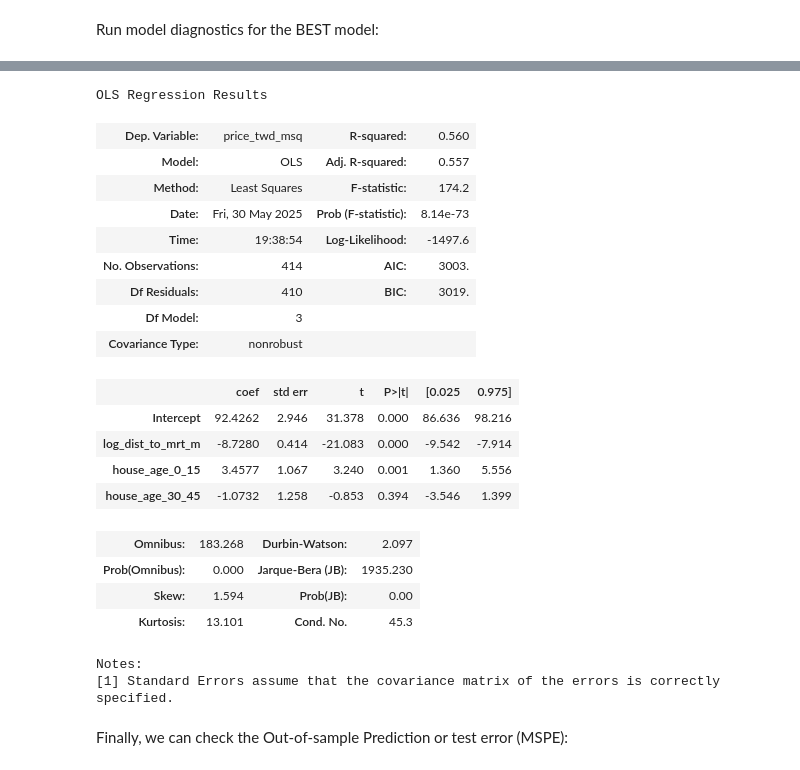
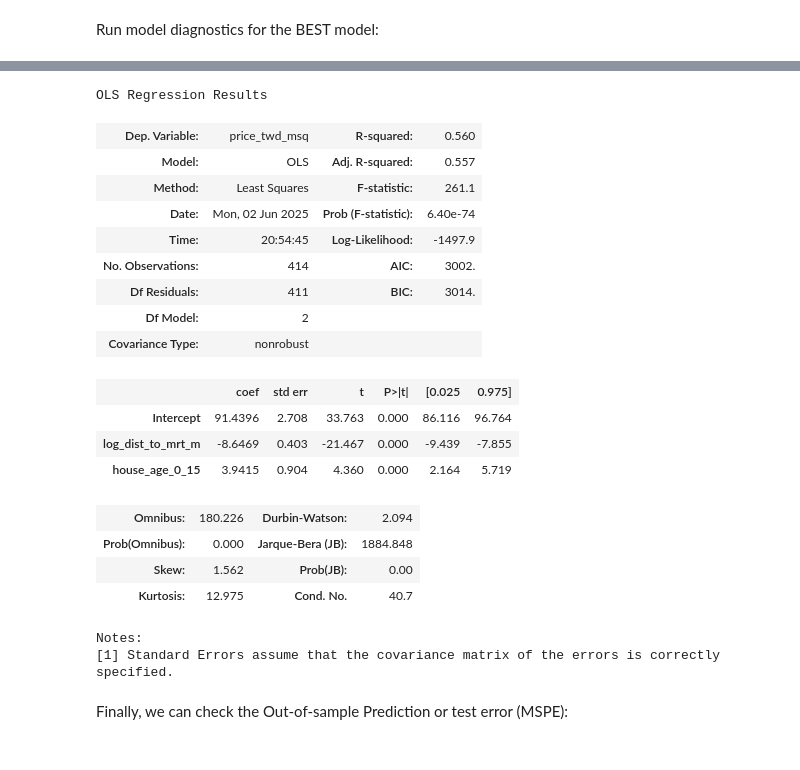
Before and after one commit to stachuapa123/ds2025, a Jupyter notebook: Report7.ipynb, the cells around one changed output, grey strips where cells are left out. Saved outputs shown, nothing was run; the diff lists cells and outputs as text; code cells hidden in the pictures.

```diff
--- a/Exercise10.ipynb
+++ b/Report7.ipynb
@@ -412,2 +412,4 @@ Looking at model summary, we see that variables .... are insignificant, so let's
 # %%
-# Estimate next model here
+model4 = smf.ols('price_twd_msq ~ log_dist_to_mrt_m + house_age_0_15', data=df_estate)
+result4 = model4.fit()
+result4.summary()
@@ -578,27 +603,26 @@ Notes:
 [2] The condition number is large, 4.76e+03. This might indicate that there are
 strong multicollinearity or other numerical problems.
 # %%
-result3.summary()   # our best model (after transforming dist_to_mrt_m)
+result4.summary()   # our best model (after transforming dist_to_mrt_m)
 # %% [output]
 OLS Regression Results
 | Dep. Variable: | price_twd_msq | R-squared: | 0.560 |
 | Model: | OLS | Adj. R-squared: | 0.557 |
-| Method: | Least Squares | F-statistic: | 174.2 |
-| Date: | Fri, 30 May 2025 | Prob (F-statistic): | 8.14e-73 |
-| Time: | 19:38:54 | Log-Likelihood: | -1497.6 |
-| No. Observations: | 414 | AIC: | 3003. |
-| Df Residuals: | 410 | BIC: | 3019. |
-| Df Model: | 3 |  |  |
+| Method: | Least Squares | F-statistic: | 261.1 |
+| Date: | Mon, 02 Jun 2025 | Prob (F-statistic): | 6.40e-74 |
+| Time: | 20:54:45 | Log-Likelihood: | -1497.9 |
+| No. Observations: | 414 | AIC: | 3002. |
+| Df Residuals: | 411 | BIC: | 3014. |
+| Df Model: | 2 |  |  |
 | Covariance Type: | nonrobust |  |  |
 |  | coef | std err | t | P>|t| | [0.025 | 0.975] |
-| Intercept | 92.4262 | 2.946 | 31.378 | 0.000 | 86.636 | 98.216 |
-| log_dist_to_mrt_m | -8.7280 | 0.414 | -21.083 | 0.000 | -9.542 | -7.914 |
-| house_age_0_15 | 3.4577 | 1.067 | 3.240 | 0.001 | 1.360 | 5.556 |
-| house_age_30_45 | -1.0732 | 1.258 | -0.853 | 0.394 | -3.546 | 1.399 |
+| Intercept | 91.4396 | 2.708 | 33.763 | 0.000 | 86.116 | 96.764 |
+| log_dist_to_mrt_m | -8.6469 | 0.403 | -21.467 | 0.000 | -9.439 | -7.855 |
+| house_age_0_15 | 3.9415 | 0.904 | 4.360 | 0.000 | 2.164 | 5.719 |
-| Omnibus: | 183.268 | Durbin-Watson: | 2.097 |
-| Prob(Omnibus): | 0.000 | Jarque-Bera (JB): | 1935.230 |
-| Skew: | 1.594 | Prob(JB): | 0.00 |
-| Kurtosis: | 13.101 | Cond. No. | 45.3 |
+| Omnibus: | 180.226 | Durbin-Watson: | 2.094 |
+| Prob(Omnibus): | 0.000 | Jarque-Bera (JB): | 1884.848 |
+| Skew: | 1.562 | Prob(JB): | 0.00 |
+| Kurtosis: | 12.975 | Cond. No. | 40.7 |
 Notes:
 [1] Standard Errors assume that the covariance matrix of the errors is correctly specified.
 # %% [markdown]
```
Also changed, not shown: parts of 9 cells of this notebook, 13 other files.
